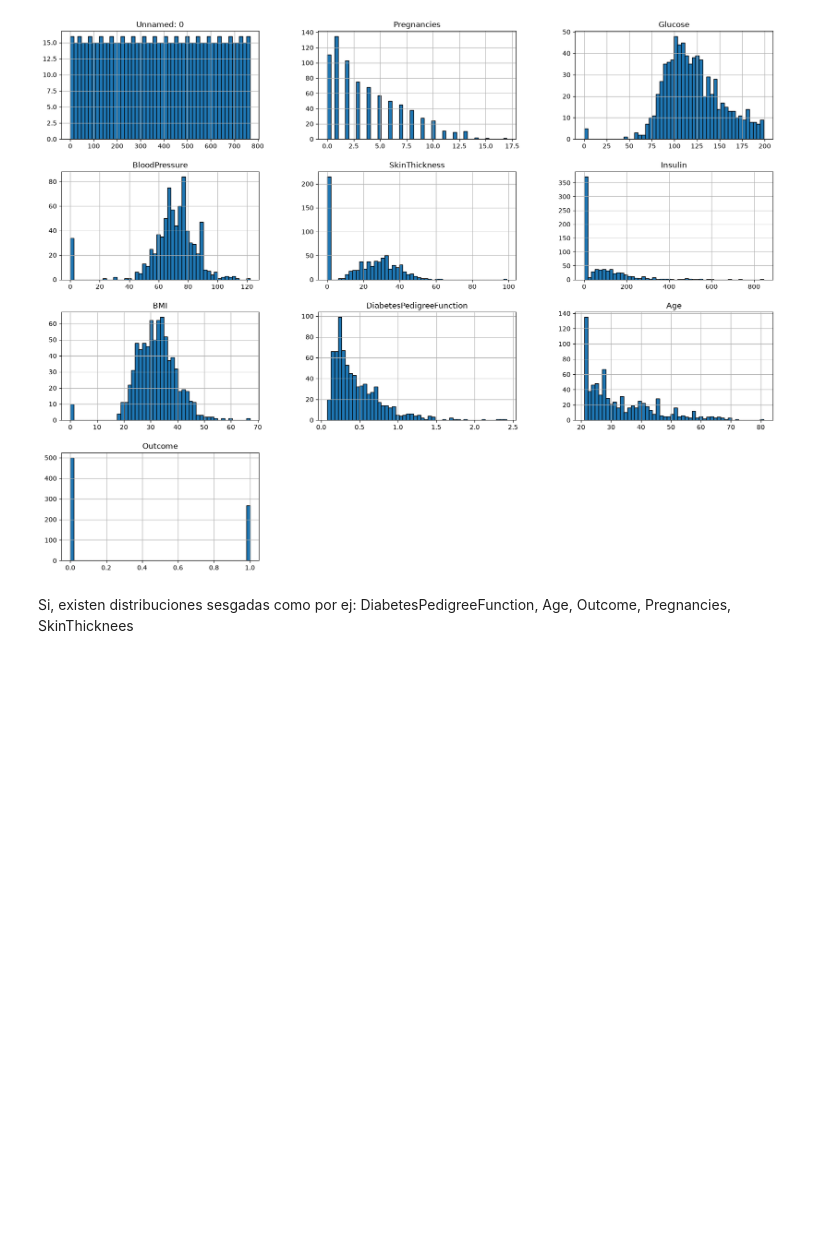
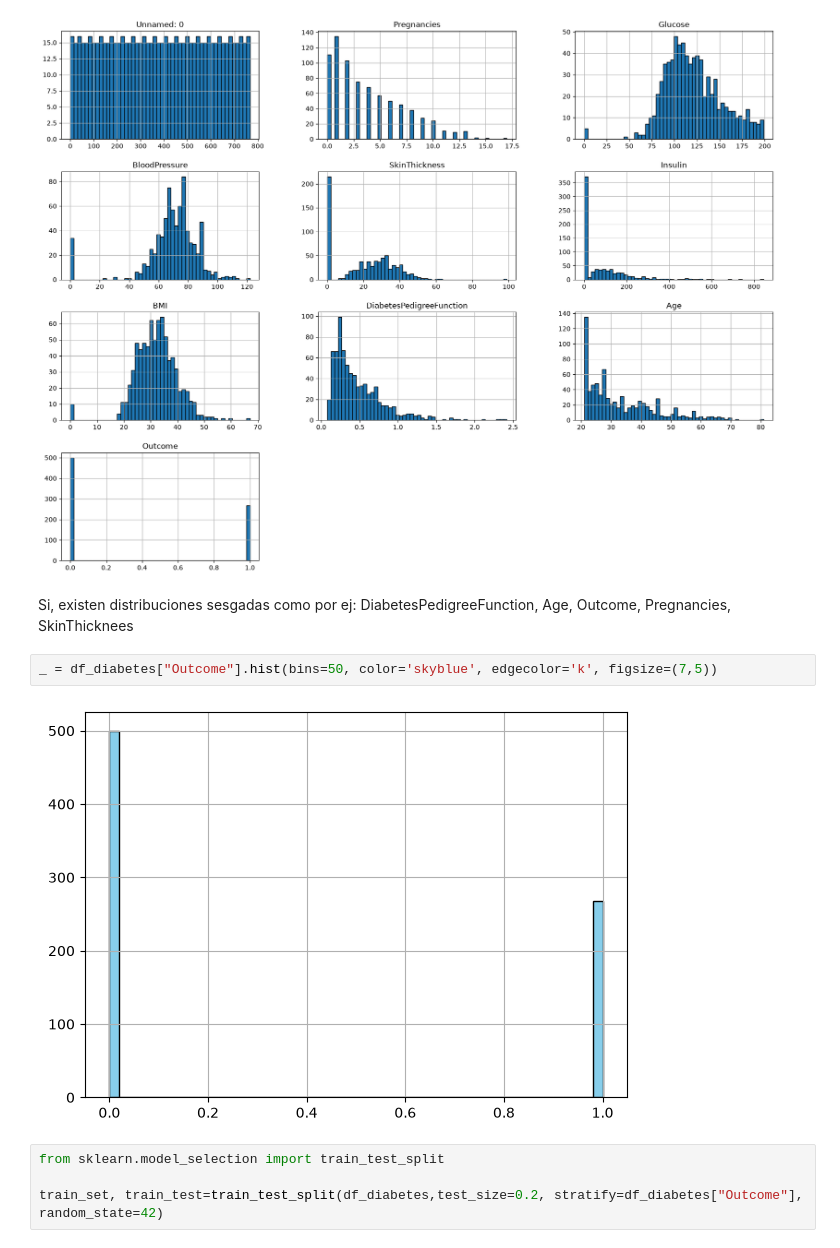
Before and after one commit to LucasSegovia01/Nu-ez_Segovia-Aprendizaje_automatico, a Jupyter notebook: Trabajo_practico_1/codigo.ipynb, the cells around one changed output. Cells and saved outputs as stored; diff of their text form; blank space fills up the shorter version.

```diff
--- a/Trabajo_practico_1/codigo.ipynb
+++ b/Trabajo_practico_1/codigo.ipynb
@@ -84,3 +84,11 @@ plt.show()
 [figure]
 # %% [markdown]
 Si, existen distribuciones sesgadas como por ej: DiabetesPedigreeFunction, Age, Outcome, Pregnancies, SkinThicknees
+# %%
+_ = df_diabetes["Outcome"].hist(bins=50, color='skyblue', edgecolor='k', figsize=(7,5))
+# %% [output]
+[figure, added]
+# %%
+from sklearn.model_selection import train_test_split
+
+train_set, train_test=train_test_split(df_diabetes,test_size=0.2, stratify=df_diabetes["Outcome"], random_state=42)
```
